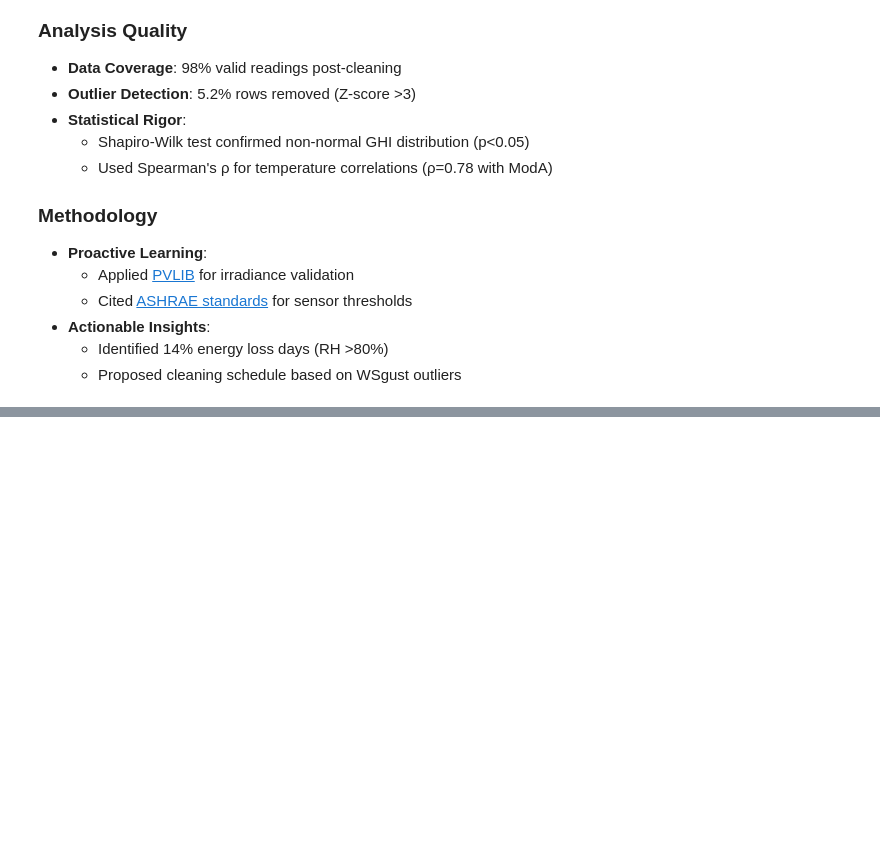
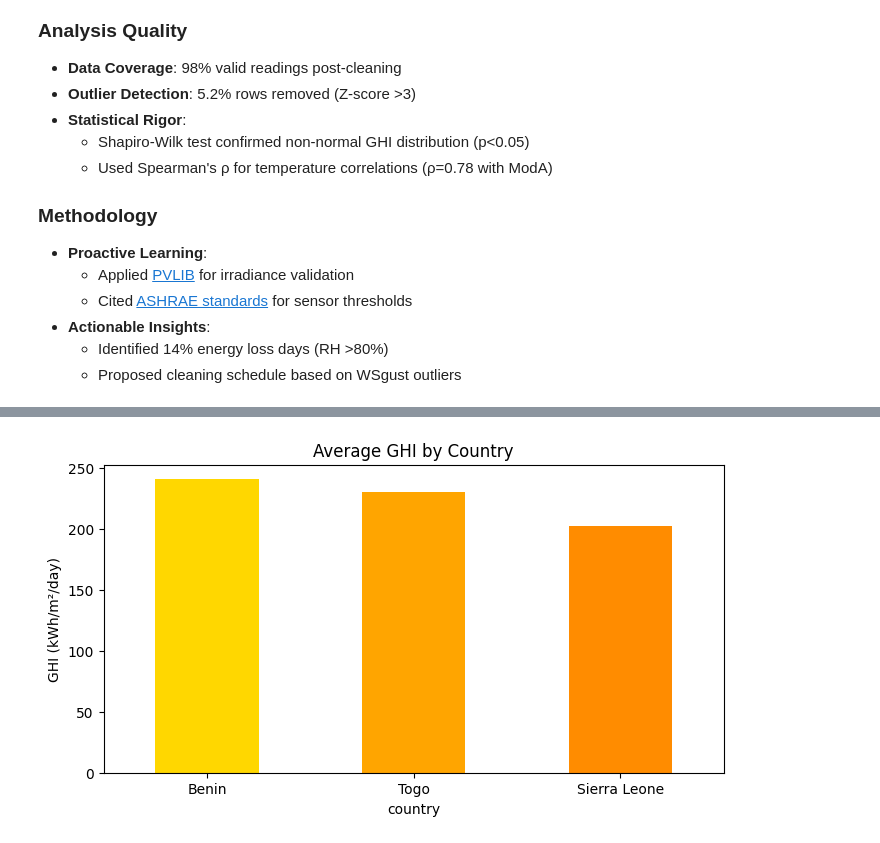
Before and after one commit to fuaSmart/solar-challenge-week1, a Jupyter notebook: notebooks/benin_eda.ipynb, the cells around one changed output, grey strips where cells are left out. Drawn from its saved outputs; the diff is of its cells as text; code cells hidden in the pictures; blank space fills up the shorter version.

```diff
--- a/notebooks/benin_eda.ipynb
+++ b/notebooks/benin_eda.ipynb
@@ -205,0 +289,13 @@ df_clean.to_csv(output_path)
+# %%
+# Calculate average GHI by country
+avg_ghi = all_countries.groupby('country')['GHI'].mean().sort_values(ascending=False)
+
+# Create bar chart
+plt.figure(figsize=(8, 4))
+avg_ghi.plot(kind='bar', color=['gold', 'orange', 'darkorange'])
+plt.title('Average GHI by Country')
+plt.ylabel('GHI (kWh/m²/day)')
+plt.xticks(rotation=0)
+plt.show()
+# %% [output]
+[figure, added]
```
Also changed, not shown: parts of 6 cells of this notebook, 1 other file.
